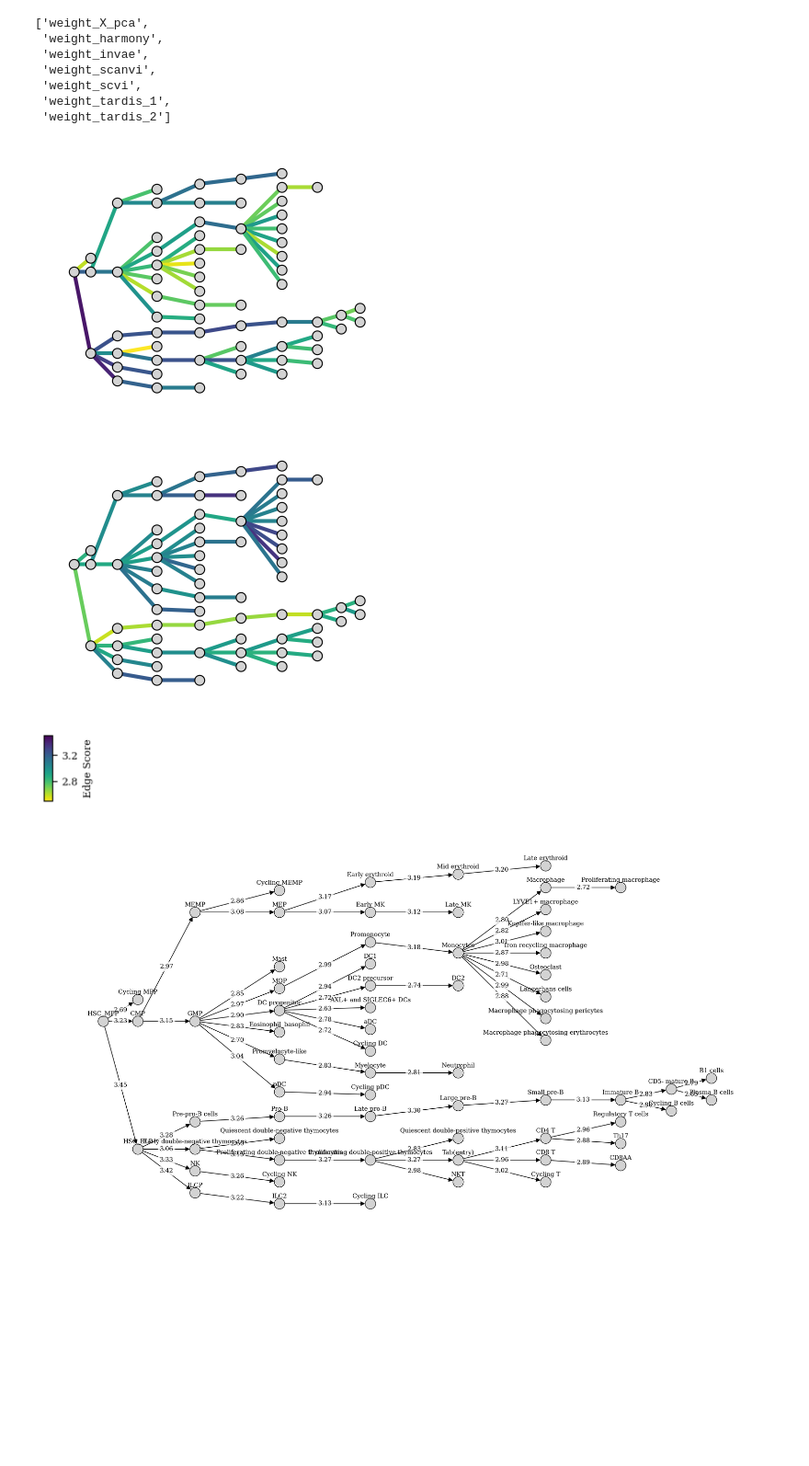
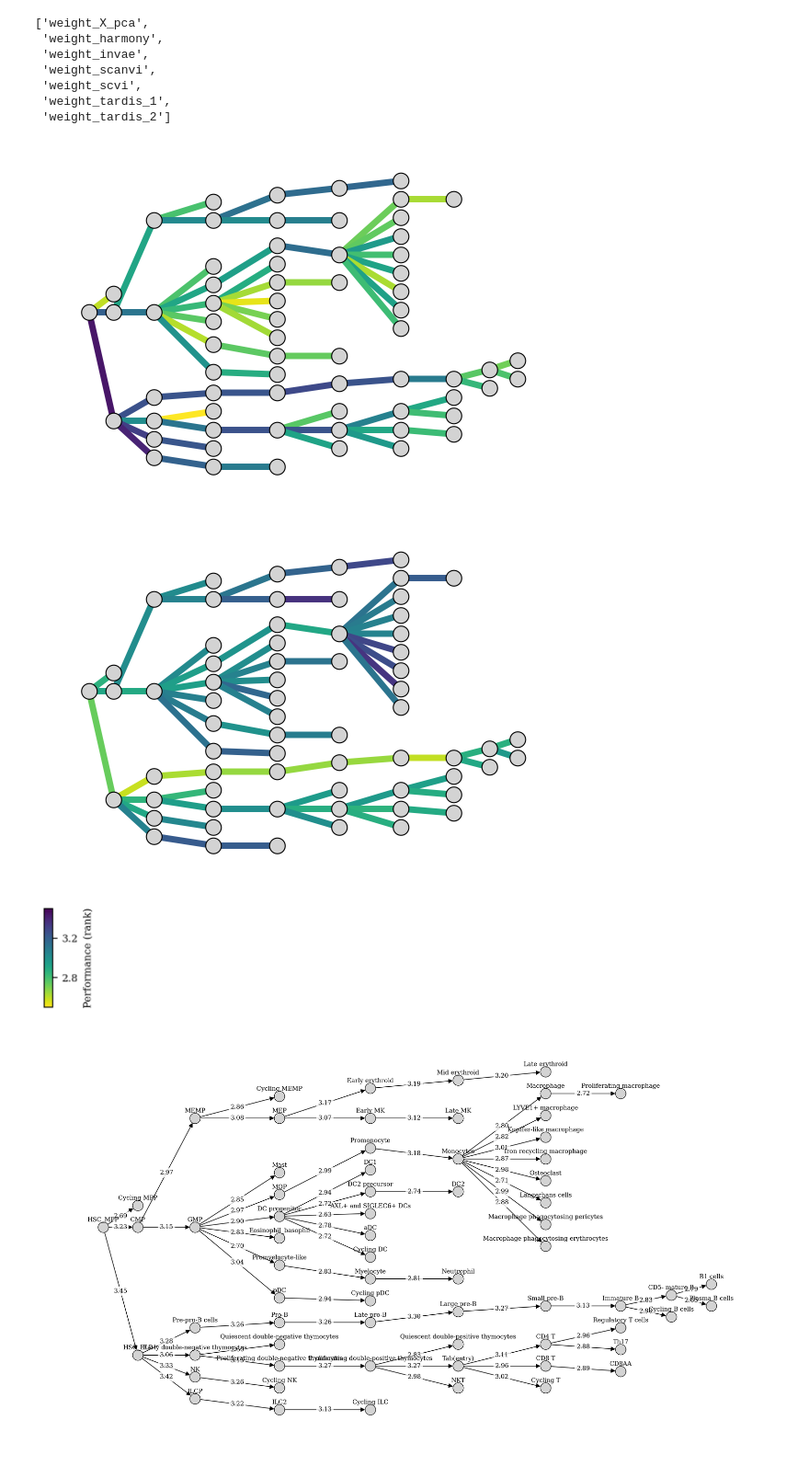
Before and after one commit to theislab/sctram, a Jupyter notebook: reproducibility/server_sync/experiments/suo_across_models/sctram_with_bootstapping_analysis.ipynb, the cells around one changed output. Shown at 92% size. Saved outputs shown, nothing was run; the diff lists cells and outputs as text; code cells hidden in the pictures; blank space fills up the shorter version.

Commit message:
figures for `genbio` workshop submission

```diff
--- a/reproducibility/server_sync/experiments/suo_across_models/sctram_with_bootstapping_analysis.ipynb
+++ b/reproducibility/server_sync/experiments/suo_across_models/sctram_with_bootstapping_analysis.ipynb
@@ -532,43 +535,43 @@ def plot_trajectory(
 # %%
 plot_trajectory(
     trj,
-    figsize=(4, 3),
+    figsize=(6, 4),
     edge_weight_attribute="weight_scanvi",
     title=None,
     edge_vmin=2.6,
     edge_vmax=3.5,
     color_edges_by_weight=True,
-    node_size=60,
+    node_size=150,
     node_color="lightgray",
     edge_color='black',
-    edge_width=3,
+    edge_width=5,
     edge_labels=False,
     edge_label_font_size=5,
     edge_cmap='viridis_r',
     edge_colorbar=False
 )
 # %% [output]
-[figure, old version]
+[figure, new version]
 # %%
 plot_trajectory(
     trj,
-    figsize=(4, 3),
+    figsize=(6, 4),
     edge_weight_attribute="weight_tardis_2",
     title=None,
     edge_vmin=2.7,
     edge_vmax=3.7,
     color_edges_by_weight=True,
-    node_size=60,
+    node_size=150,
     node_color="lightgray",
     edge_color='black',
-    edge_width=3,
+    edge_width=5,
     edge_labels=False,
     edge_label_font_size=5,
     edge_cmap='viridis_r',
     edge_colorbar=False
 )
 # %% [output]
-[figure, old version]
+[figure, new version]
 # %%
 def create_vertical_colorbar(
     label,
@@ -624,9 +627,9 @@ def create_vertical_colorbar(
 
     plt.show()
 # %%
-create_vertical_colorbar('Edge Score', cmap="viridis_r", n_ticks=3, fig_height=1, fig_width=0.4, scale=0.8, fontsize=8)
+create_vertical_colorbar("Performance (rank)", cmap="viridis_r", n_ticks=3, fig_height=1.5, fig_width=0.4, scale=0.8, fontsize=8)
 # %% [output]
-[figure, old version]
+[figure, new version]
 # %%
 trj.plot_trajectory(
     figsize=(18, 10),
```
Also changed, not shown: parts of 2 cells of this notebook, 2 other files.
